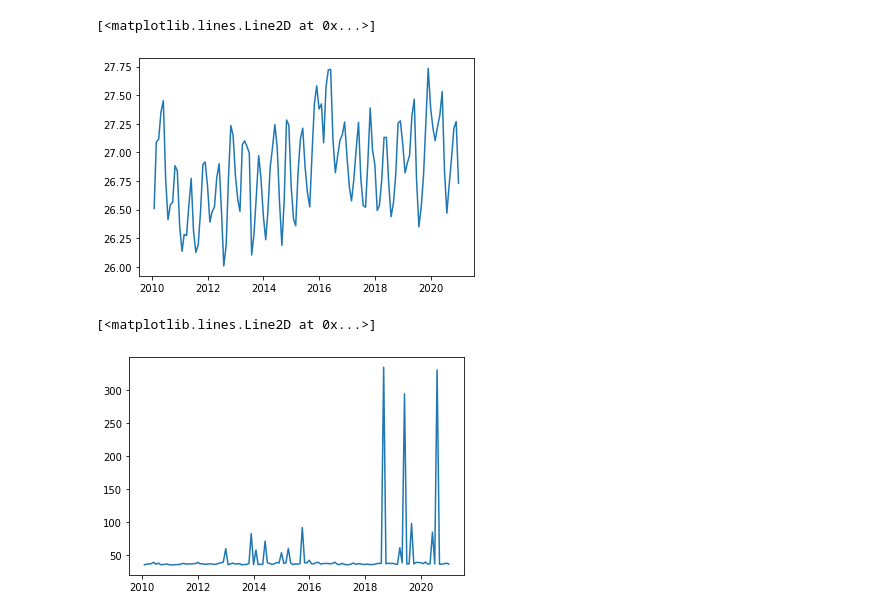
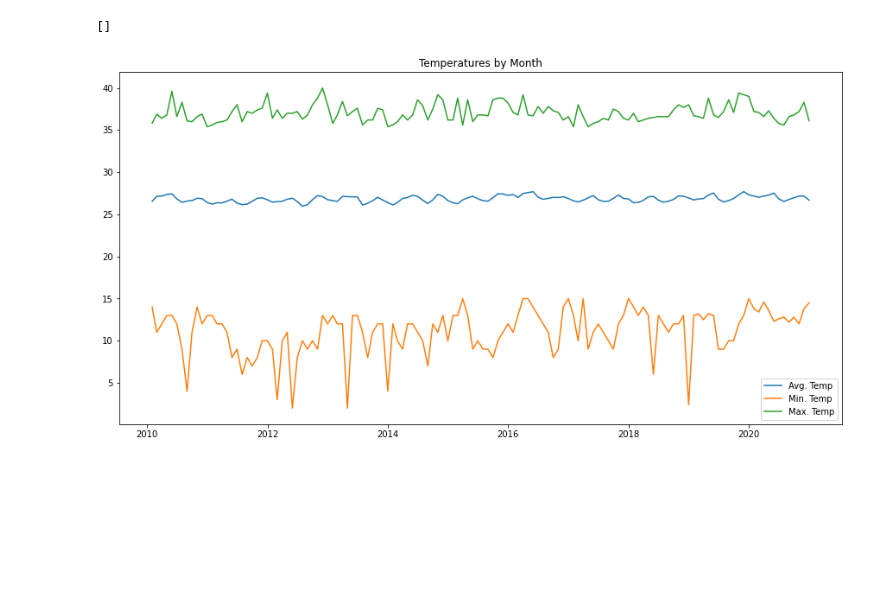
Before and after one commit to BenWS/indonesia-climate-analysis, a Jupyter notebook: Development/Analysis/Exploratory Analysis.ipynb, the cells around one changed output. Saved outputs shown, nothing was run; the diff lists cells and outputs as text; code cells hidden in the pictures; blank space fills up the shorter version.

Commit message:
Initial commit

```diff
--- a/Development/Analysis/Exploratory Analysis.ipynb
+++ b/Development/Analysis/Exploratory Analysis.ipynb
@@ -59,73 +87,61 @@ df_climate_data = df_climate_data\
 # %%
 '''
-Time Series Charts
+Plotting time-series charts after having filtered the outliers
+
+Plotting the sampled minimum, maximum, and average temperatures all in one plot.
 '''
 
-'''
-TODO:
- - [x] Aggregate averages via *weighted* average
- - [ ] Identify outliers in the temperature and how we should treat such (removal from data set?
- - [x] Properly resample temperature data by applying separate aggregation for each aggregation type (i.e. min for temp_min and max for temp_max, rather than 'max' for both)
- - [ ] Clean up the final chart as needed
-	- Is it possible to add a trend line here?
-'''
-
-'''
-Time Series Charts -- Initial Group and Aggregation
-
-Group and aggregate each of the individual station data by the recorded date.
-'''
-
+# creating aggregate functions to be applied to the grouped data
 temp_min_named_agg = pd.NamedAgg('temp_min','min')
 temp_max_named_agg = pd.NamedAgg('temp_max','max')
 temp_avg_named_agg = pd.NamedAgg('temp_avg','mean')
 temp_avg_named_count = pd.NamedAgg('temp_avg','count')
 
+# grouping and aggregating data
+# initially group by the date recorded - further aggregate for higher-level rollup in subsequent statements
 df_climate_data_tmp = df_climate_data.groupby('date_recorded')\
     .agg(
         temp_max=temp_max_named_agg,
 				temp_min=temp_min_named_agg,
 				temp_avg=temp_avg_named_agg,
         temp_count=temp_avg_named_count
 			)
 
-
+# resampling the aggregated data to provide month-level view of weather statistics
 '''
 Time Series Charts -- Time Resampling
 
 Further group and aggregate over each month of recordings.
 
 The average temperature calculation performs as follows:
 
 (avg1*count1 + avg2*count2 + ... + avgN*countN)/(count1 + count2 + ... + countN)
 
 Some additional commentary:
 
 It seems that the resample(),agg(), and apply() functions all accept
 lamdba functions where the 'data' argument that is passed to each is
 dependent on the object passed - i.e. if we're calling dataframe.apply(lambda x: x)
 then 'x' is a DataFrame object (i.e. what the apply() is acting on in this context)
 , whereas if we call series.apply(lambda x: x) then x is that Series object the apply()
 function is acting on.
 '''
 df_climate_data_tmp2 = DataFrame(
     {
         'temp_max':df_climate_data_tmp['temp_max'].resample('1M').max(),
      		'temp_min':df_climate_data_tmp['temp_min'].resample('1M').min(),
 				'temp_avg':df_climate_data_tmp.resample('1M').agg(func=lambda x: sum(x.temp_count * x.temp_avg)/sum(x.temp_count))
 		}
   )
+
+# plotting time-series charts against same 'axes' object
+fig, ax = plt.subplots(figsize=(15,7.5))
+ax.set_title('Temperatures by Month')
+ax.plot(df_climate_data_tmp2.index,df_climate_data_tmp2['temp_avg'], label='Avg. Temp')
+ax.plot(df_climate_data_tmp2.index,df_climate_data_tmp2['temp_min'], label='Min. Temp')
+ax.plot(df_climate_data_tmp2.index,df_climate_data_tmp2['temp_max'], label='Max. Temp')
+ax.legend()
+ax.plot()
+# %% [output]
+[]
+[figure, added]
-# %%
-# plotting average temperature data resulting from previous transformations
-fig, ax = plt.subplots()
-ax.plot(df_climate_data_tmp2.index,df_climate_data_tmp2['temp_avg'])
-# %% [output]
-[<matplotlib.lines.Line2D at 0x...>]
-[figure, removed]
-# %%
-# plotting maximum temperature data resulting from previous transformations
-fig, ax = plt.subplots()
-ax.plot(df_climate_data_tmp2.index,df_climate_data_tmp2['temp_max'])
-# %% [output]
-[<matplotlib.lines.Line2D at 0x...>]
-[figure, removed]
```
Also changed, not shown: parts of 45 cells of this notebook, 10 other files.
